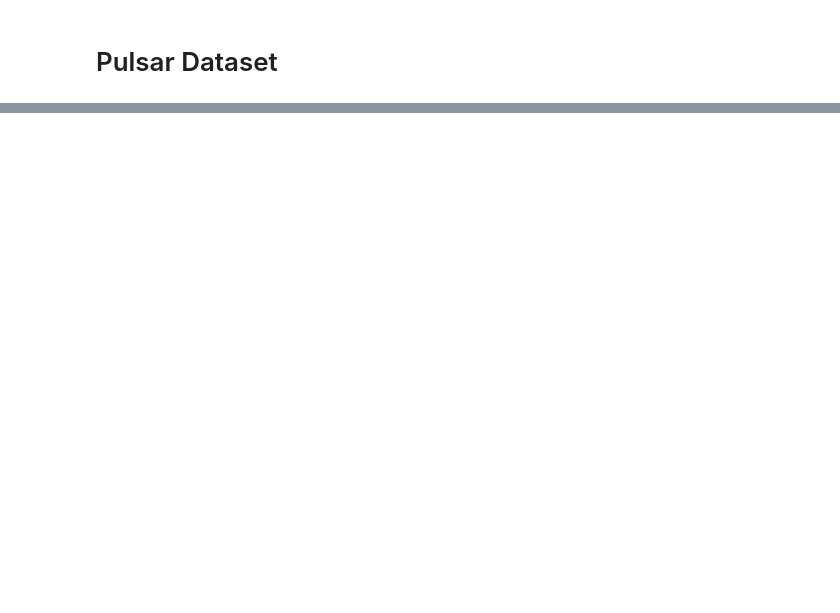
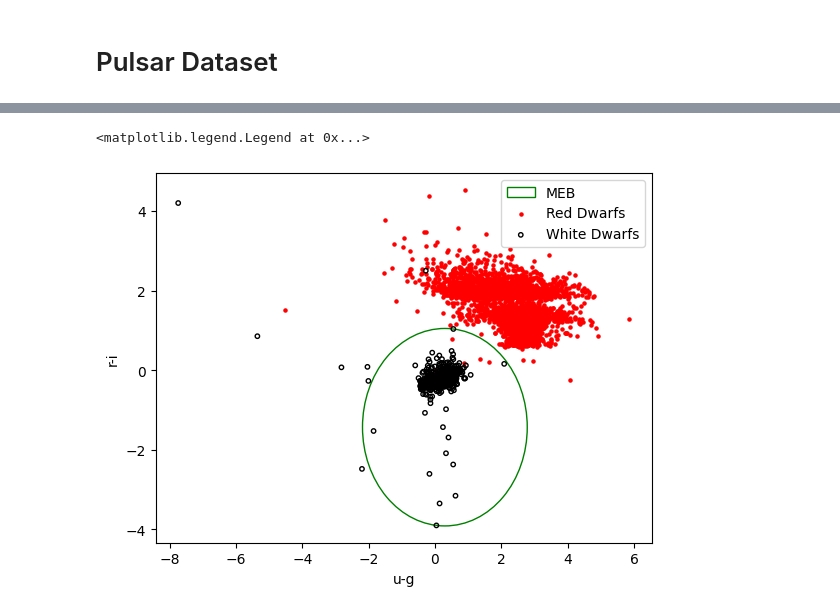
Before and after one commit to joanorePD/Astronomical_Anomaly_Detection_with_MEB, a Jupyter notebook: notebooks/meb.ipynb, the cells around one changed output, grey strips where cells are left out. Saved outputs shown, nothing was run; the diff lists cells and outputs as text; code cells hidden in the pictures; blank space fills up the shorter version.

Commit message:
added dwarfs

```diff
--- a/notebooks/meb.ipynb
+++ b/notebooks/meb.ipynb
@@ -248,0 +355,17 @@ print(pulsar_df[pulsar_df['target_class'] == 1.0]['InsideBall'].sum())
+# %%
+dwarfs['u-g'] = dwarfs['u'] - dwarfs['g']
+dwarfs['g-r'] = dwarfs['g'] - dwarfs['r']
+dwarfs['r-i'] = dwarfs['r'] - dwarfs['i']
+dwarfs['i-z'] = dwarfs['i'] - dwarfs['z']
+
+pred_columns = ['u-g', 'r-i']
+# %%
+train_set = dwarfs[dwarfs['type'] == "white"]
+z_scores_ug = zscore(train_set['u-g'])
+#z_scores_iz = zscore(train_set['i-z'])
+
+#outliers that are more than 3 standard deviations from the mean in both ug and iz
+outliers = np.abs(z_scores_ug) > 3
+train_set = train_set[~outliers]
+
+c_dwarfs, r_dwarfs, k_dwarfs, chi_dwarfs, time_dwarfs = frank_wolfe_alg_MEB(0.01, train_set[pred_columns].iloc[:len(train_set)//2].values)
@@ -248,0 +393,18 @@ print(pulsar_df[pulsar_df['target_class'] == 1.0]['InsideBall'].sum())
+# %%
+circle = plt.Circle(tuple(c_dwarfs), r_dwarfs, color='g', fill=False, label='MEB')
+
+ax = plt.gca()
+ax.cla()
+
+ax.add_patch(circle)
+
+plt.scatter(dwarfs['u-g'][dwarfs['type'] == 'red'], dwarfs['r-i'][dwarfs['type'] == 'red'], facecolors='r', edgecolors='r', s=5, label='Red Dwarfs')
+plt.scatter(dwarfs['u-g'][dwarfs['type'] == 'white'], dwarfs['r-i'][dwarfs['type'] == 'white'], facecolors='none', edgecolors='black', s=10, label='White Dwarfs')
+
+plt.xlabel('u-g')
+plt.ylabel('r-i')
+
+plt.legend()
+# %% [output]
+<matplotlib.legend.Legend at 0x...>
+[figure, added]
```
Also changed, not shown: parts of 28 cells of this notebook, 5 other files.
